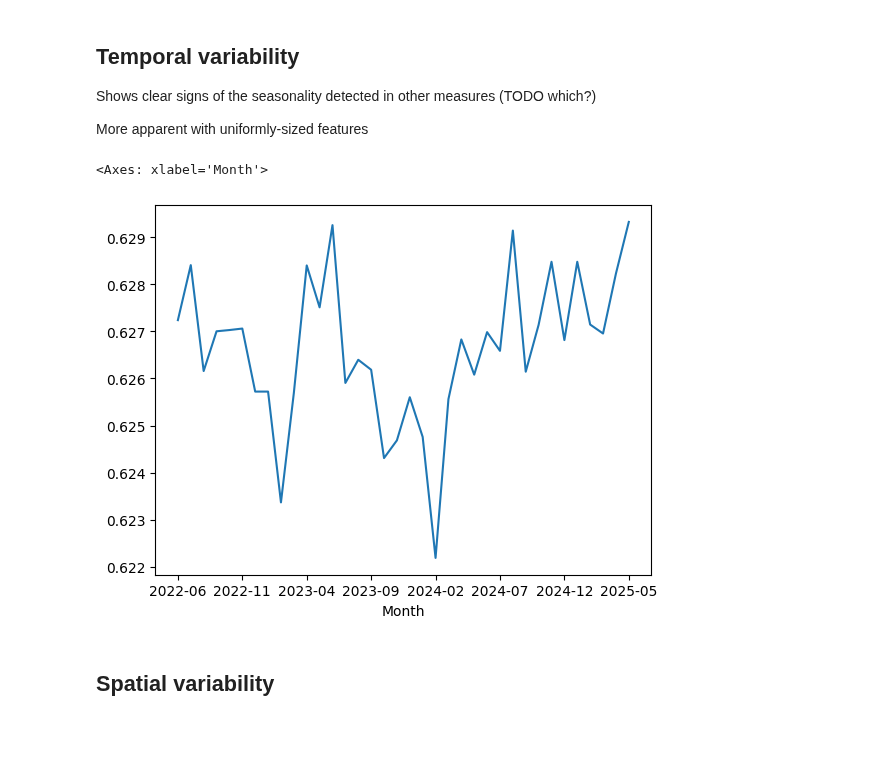
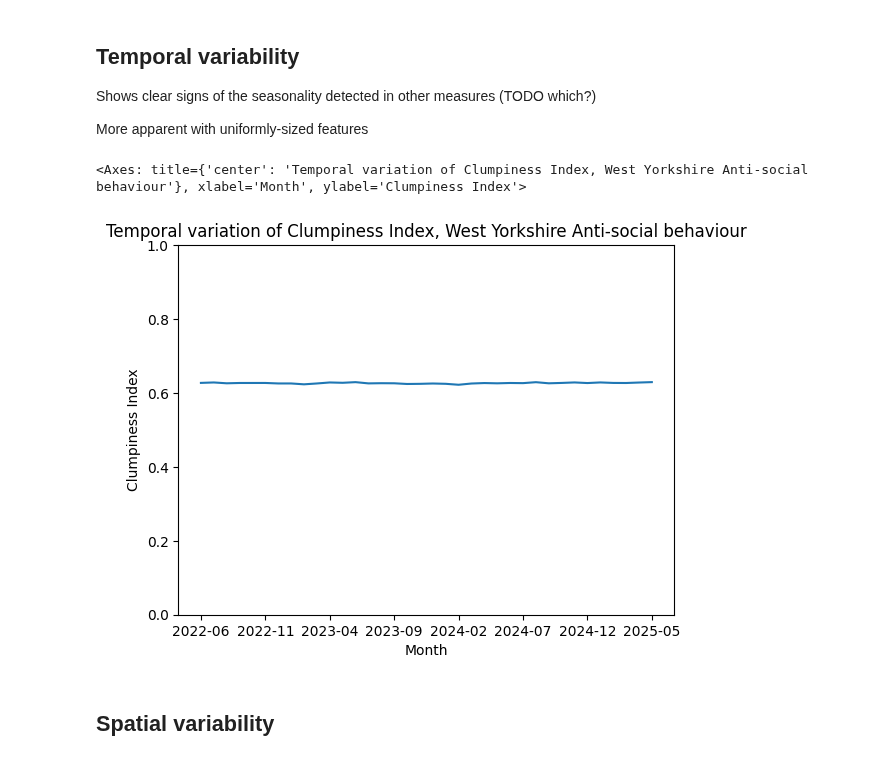
Before and after one commit to safer-streets/safer-streets-core, a Jupyter notebook: clumpiness.ipynb, the cells around one changed output. Drawn from its saved outputs; the diff is of its cells as text; code cells hidden in the pictures; blank space fills up the shorter version.

```diff
--- a/clumpiness.ipynb
+++ b/clumpiness.ipynb
@@ -20,5 +21,6 @@ from utils import (
 # %%
 FORCE = "West Yorkshire"
+LATEST_DATE = Month(2025, 5)
 CATEGORY = CATEGORIES[1]  # ASB
 AREA: SpatialUnit = "GRID"
 AREA_PARAMETERS = defaultdict(
@@ -33,8 +35,8 @@ AREA_PARAMETERS = defaultdict(
 # AREA_THRESHOLDS = [0.5, 0.25, 0.1]
 # %%
 force_boundary = get_force_boundary(FORCE)
-raw_crime_data = extract_crime_data(FORCE, filters={"Crime type": CATEGORY})
+raw_crime_data = load_crime_data(FORCE, Itr(monthgen(LATEST_DATE, backwards=True)).take(36), filters={"Crime type": CATEGORY})
 # remove any points outside boundary
-raw_crime_data = raw_crime_data[raw_crime_data.geometry.intersects(force_boundary.geometry.union_all())]
+raw_crime_data = raw_crime_data.sjoin(force_boundary)
 raw_crime_data
 # %% [output]
@@ -190,17 +192,17 @@ More apparent with uniformly-sized features
 # %%
 # compute clumpiness variation over time - strong seasonal variation
 clumpiness = pd.Series(index=count_data.columns, name="CI")
 for m in clumpiness.index:
     counts = count_data[m]
     counts = counts.cumsum().sort_values() / counts.sum()
     clumps = features.join(counts[counts >= 0.5])
     clumps = clumps[clumps[m] > 0]
     clumpiness.loc[m] = normalised_clumpiness(clumps, scale)
 
-clumpiness.plot(ylim=(0, 1))
+clumpiness.plot(ylim=(0, 1), ylabel="Clumpiness Index", title=f"Temporal variation of Clumpiness Index, {FORCE} {CATEGORY}")
 # %% [output]
-<Axes: xlabel='Month'>
+<Axes: title={'center': 'Temporal variation of Clumpiness Index, West Yorkshire Anti-social behaviour'}, xlabel='Month', ylabel='Clumpiness Index'>
-[figure, old version]
+[figure, new version]
 # %% [markdown]
 ## Spatial variability
 # %%
```
Also changed, not shown: parts of 10 cells of this notebook, 11 other files.
